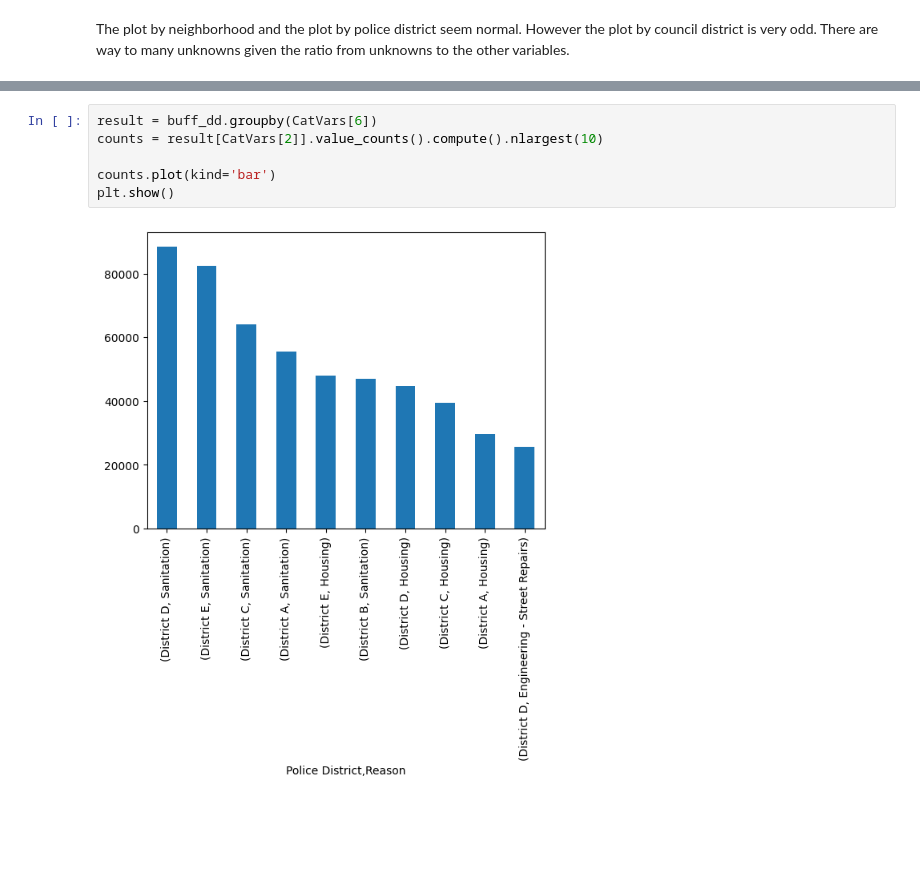
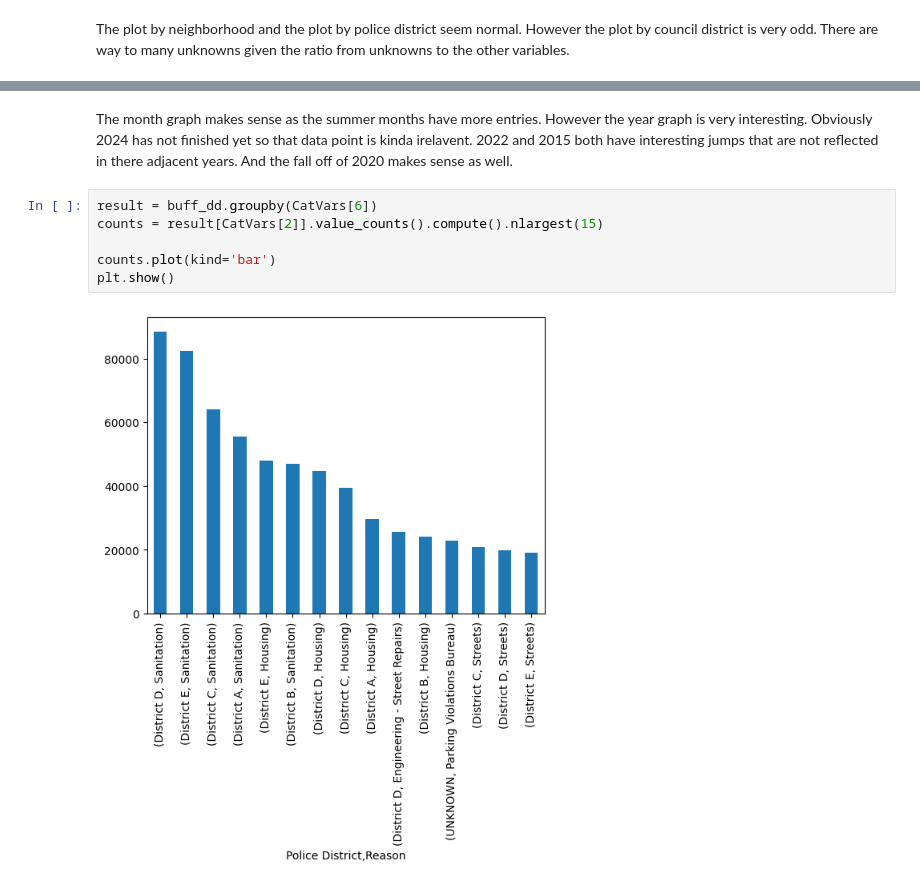
Before and after one commit to Hemondj/Projects, a Jupyter notebook: JamesHemondProject1.ipynb, the cells around one changed output, grey strips where cells are left out. Drawn from its saved outputs; the diff is of its cells as text; blank space fills up the shorter version.

```diff
--- a/JamesHemondProject1.ipynb
+++ b/JamesHemondProject1.ipynb
@@ -249,10 +302,12 @@ The plot by neighborhood and the plot by police district seem normal. However th
+# %% [markdown]
+The month graph makes sense as the summer months have more entries. However the year graph is very interesting. Obviously 2024 has not finished yet so that data point is kinda irelavent. 2022 and 2015 both have interesting jumps that are not reflected in there adjacent years. And the fall off of 2020 makes sense as well.
 # %%
 result = buff_dd.groupby(CatVars[6])
-counts = result[CatVars[2]].value_counts().compute().nlargest(10)
+counts = result[CatVars[2]].value_counts().compute().nlargest(15)
 
 counts.plot(kind='bar')
 plt.show()
 # %% [output]
-[figure, old version]
+[figure, new version]
 # %%
 result = buff_dd.groupby(CatVars[7])
```
Also changed, not shown: parts of 12 cells of this notebook.
